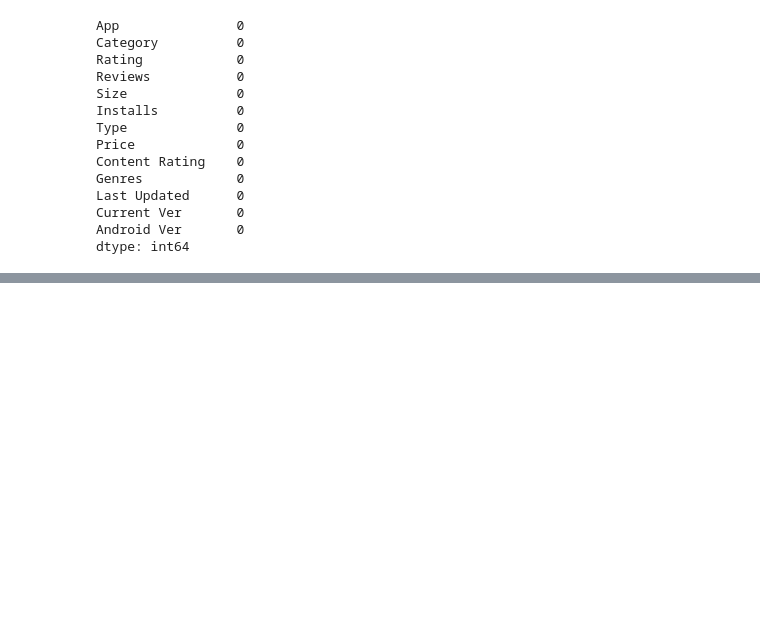
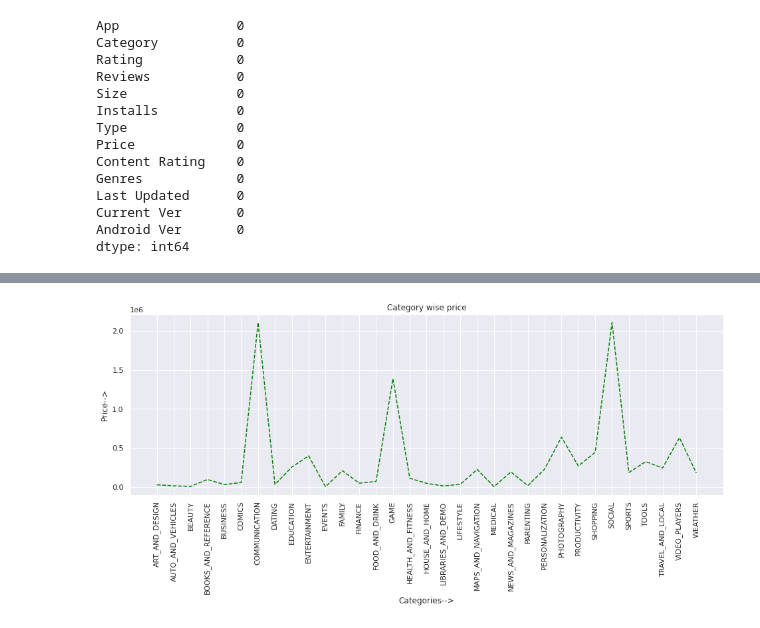
Before and after one commit to sanjaymkr/Google_Play_Store_Data_Analysis, a Jupyter notebook: Sanjay_Kumar_Google_Play_Store_Review.ipynb, the cells around one changed output, grey strips where cells are left out. Cells and saved outputs as stored; diff of their text form; code cells hidden in the pictures; blank space fills up the shorter version.

```diff
--- a/Sanjay_Kumar_Google_Play_Store_Review.ipynb
+++ b/Sanjay_Kumar_Google_Play_Store_Review.ipynb
@@ -366,0 +431,10 @@ play_store.head()
+# %%
+plt.figure(figsize=(16,5))
+plt.plot(y,'r--',color='Green')
+plt.xticks(rotation=90)
+plt.title('Category wise price')
+plt.xlabel('Categories-->')
+plt.ylabel('Price-->')
+plt.show()
+# %% [output]
+[figure, added]
```
Also changed, not shown: parts of 18 cells of this notebook.
